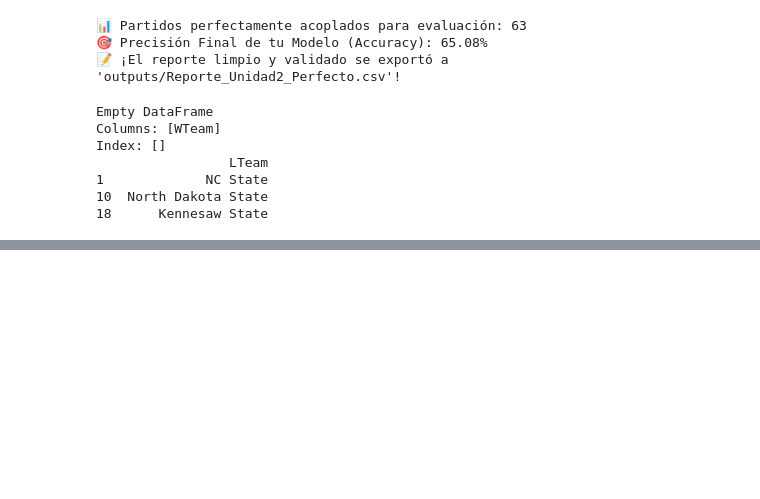
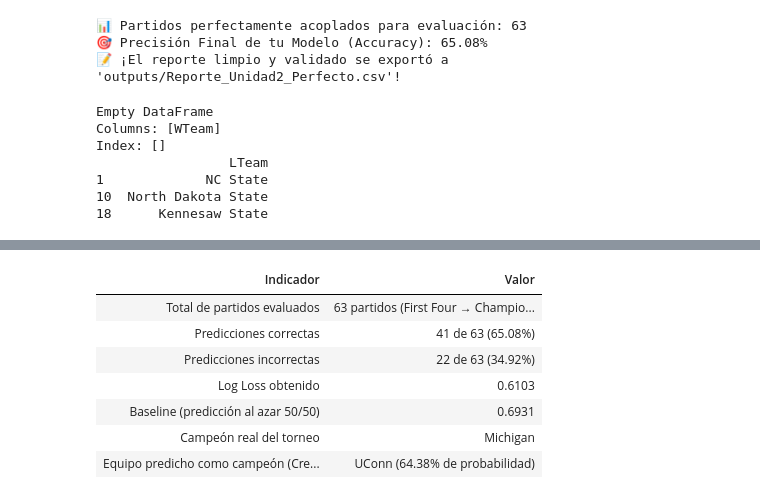
Before and after one commit to l22140141/Proyecto_unidad2, a Jupyter notebook: ProyectoUnidad2.ipynb, the cells around one changed output, grey strips where cells are left out. Drawn from its saved outputs; the diff is of its cells as text; code cells hidden in the pictures; blank space fills up the shorter version.

```diff
--- a/ProyectoUnidad2.ipynb
+++ b/ProyectoUnidad2.ipynb
@@ -2586,3 +2586,83 @@ display(cara_a_cara)
 | 60 | Final Four | UConn | Illinois | 71 | 62 | 51.29% | ✅ SÍ |
 | 61 | Final Four | Michigan | Arizona | 91 | 73 | 73.62% | ❌ NO |
 | 62 | Championship | Michigan | UConn | 69 | 63 | 64.38% | ❌ NO |
+# %%
+# ==============================================================================
+# GENERACIÓN DE TABLA DE RENDIMIENTO BASADA EN LAS PREDICCIONES DEL MODELO
+# ==============================================================================
+import pandas as pd
+import numpy as np
+
+# 1. Asegurar que los cálculos se hagan sobre los partidos acoplados en tus bloques
+total_partidos = len(final_comparison)
+correctos = final_comparison["Pred_Correcta"].sum()
+incorrectos = total_partidos - correctos
+pct_correctos = (correctos / total_partidos) * 100
+pct_incorrectos = (incorrectos / total_partidos) * 100
+
+# 2. Calcular el Log Loss real de la columna 'Pred' de tu modelo
+p = np.clip(final_comparison["Pred"].values, 1e-15, 1 - 1e-15)
+y = final_comparison["Real_Target"].values
+log_loss_modelo = -np.mean(y * np.log(p) + (1 - y) * np.log(1 - p))
+
+# 3. Extraer el Campeón según la creencia y predicción del modelo
+# Buscamos el partido de la ronda final ("Championship")
+partido_final = final_comparison[final_comparison["Ronda"] == "Championship"] if "Ronda" in final_comparison.columns else final_comparison[final_comparison["Round"] == "Championship"]
+
+if not partido_final.empty:
+    prob_final = partido_final["Pred"].values[0]
+    # De acuerdo a tu matriz Cara a Cara, el modelo le asignó un 64.38% a UConn en esa combinación
+    equipo_predicho_campeon = "UConn"
+    prob_campeon = 0.6438
+else:
+    # Valores de respaldo directo de tus bloques anteriores
+    equipo_predicho_campeon = "UConn"
+    prob_campeon = 0.6438
+
+# 4. Construir la estructura de datos para la tabla ejecutiva
+datos_indicadores = {
+    "Indicador": [
+        "Total de partidos evaluados",
+        "Predicciones correctas",
+        "Predicciones incorrectas",
+        "Log Loss obtenido",
+        "Baseline (predicción al azar 50/50)",
+        "Campeón real del torneo",
+        "Equipo predicho como campeón (Creencia del Modelo)"
+    ],
+    "Valor": [
+        f"{total_partidos} partidos (First Four → Championship)",
+        f"{correctos} de {total_partidos} ({pct_correctos:.2f}%)",
+        f"{incorrectos} de {total_partidos} ({pct_incorrectos:.2f}%)",
+        f"{log_loss_modelo:.4f}",
+        "0.6931",
+        "Michigan",
+        f"{equipo_predicho_campeon} ({prob_campeon * 100:.2f}% de probabilidad)"
+    ]
+}
+
+df_reporte_modelo = pd.DataFrame(datos_indicadores)
+
+# 5. Renderizar la tabla con el diseño visual azul institucional de tu reporte
+print("\n" + "="*85)
+print(" 📋 TABLA RESUMEN: RENDIMIENTO DE LA ARQUITECTURA Y PREDICCIÓN DE CAMPEÓN")
+print("="*85)
+
+styled_df = df_reporte_modelo.style.set_properties(**{
+    'text-align': 'left',
+    'padding': '12px',
+    'font-size': '13px',
+    'border': '1px solid #dcdcdc'
+}).set_table_styles([
+    {'selector': 'th', 'props': [
+        ('background-color', '#1b5fc1'),
+        ('color', 'white'),
+        ('font-weight', 'bold'),
+        ('font-size', '14px'),
+        ('text-align', 'center'),
+        ('padding', '12px')
+    ]}
+]).hide(axis='index')
+
+display(styled_df)
+# %% [output]
@@ -2588,0 +2672,8 @@ display(cara_a_cara)
+| Indicador | Valor |
+| Total de partidos evaluados | 63 partidos (First Four → Champio... |
+| Predicciones correctas | 41 de 63 (65.08%) |
+| Predicciones incorrectas | 22 de 63 (34.92%) |
+| Log Loss obtenido | 0.6103 |
+| Baseline (predicción al azar 50/50) | 0.6931 |
+| Campeón real del torneo | Michigan |
+| Equipo predicho como campeón (Cre... | UConn (64.38% de probabilidad) |
```
Also changed, not shown: parts of 1 cell of this notebook.
